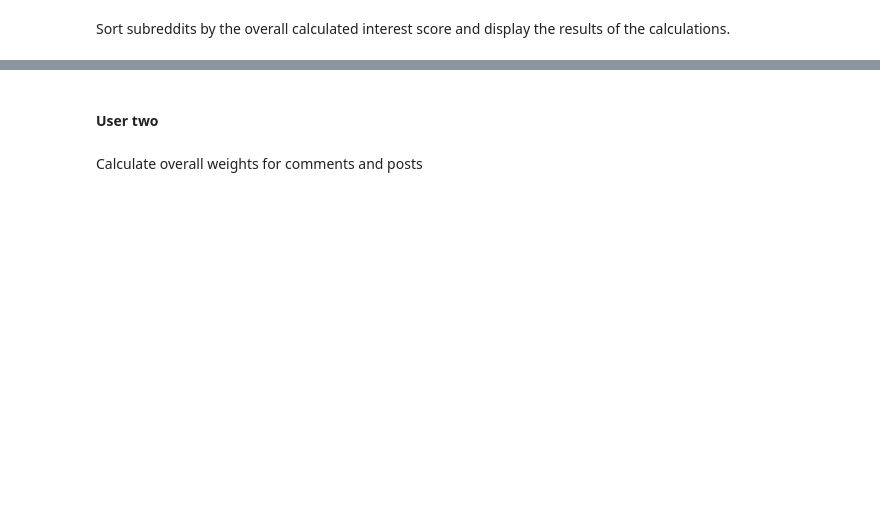
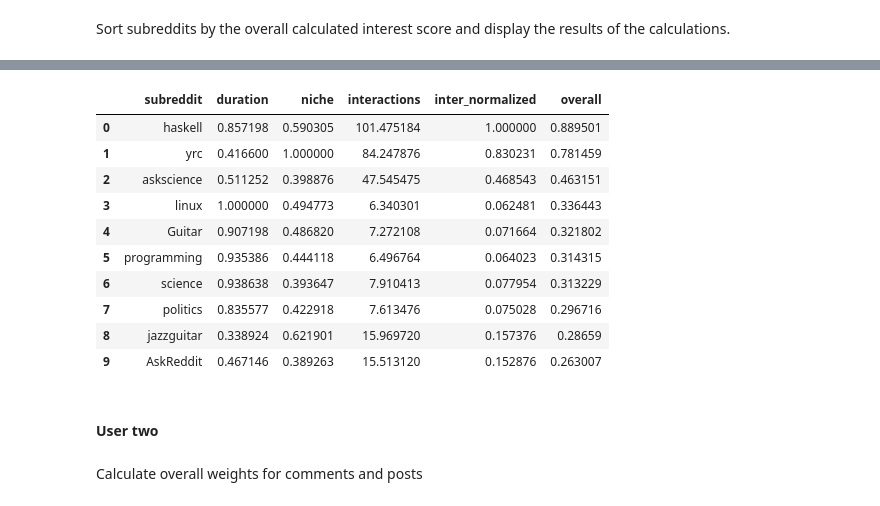
Before and after one commit to ariqbailey/ariqbailey.github.io, a Jupyter notebook: reddit-common-interests/Final_Project.ipynb, the cells around one changed output, grey strips where cells are left out. Cells and saved outputs as stored; diff of their text form; code cells hidden in the pictures; blank space fills up the shorter version.

```diff
--- a/reddit-common-interests/Final_Project.ipynb
+++ b/reddit-common-interests/Final_Project.ipynb
@@ -1207,3 +1192,19 @@ one_sorted_inter.head(n=10)
+# %%
+one_sorted = one_sub_weights.sort_values(by='overall', ascending=False)
+one_sorted.reset_index(drop=True, inplace=True)
+one_sorted.head(n=10)
+# %% [output]
+|  | subreddit | duration | niche | interactions | inter_normalized | overall |
+| 0 | haskell | 0.857198 | 0.590305 | 101.475184 | 1.000000 | 0.889501 |
+| 1 | yrc | 0.416600 | 1.000000 | 84.247876 | 0.830231 | 0.781459 |
+| 2 | askscience | 0.511252 | 0.398876 | 47.545475 | 0.468543 | 0.463151 |
+| 3 | linux | 1.000000 | 0.494773 | 6.340301 | 0.062481 | 0.336443 |
+| 4 | Guitar | 0.907198 | 0.486820 | 7.272108 | 0.071664 | 0.321802 |
+| 5 | programming | 0.935386 | 0.444118 | 6.496764 | 0.064023 | 0.314315 |
+| 6 | science | 0.938638 | 0.393647 | 7.910413 | 0.077954 | 0.313229 |
+| 7 | politics | 0.835577 | 0.422918 | 7.613476 | 0.075028 | 0.296716 |
+| 8 | jazzguitar | 0.338924 | 0.621901 | 15.969720 | 0.157376 | 0.28659 |
+| 9 | AskReddit | 0.467146 | 0.389263 | 15.513120 | 0.152876 | 0.263007 |
 # %% [markdown]
 #### User two
 # %% [markdown]
```
Also changed, not shown: parts of 45 cells of this notebook, 1 other file.
